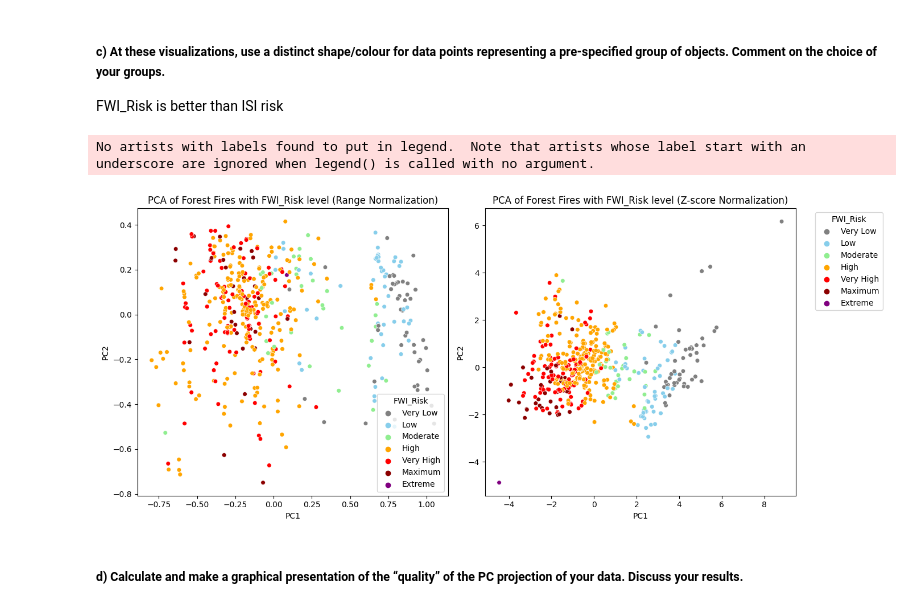
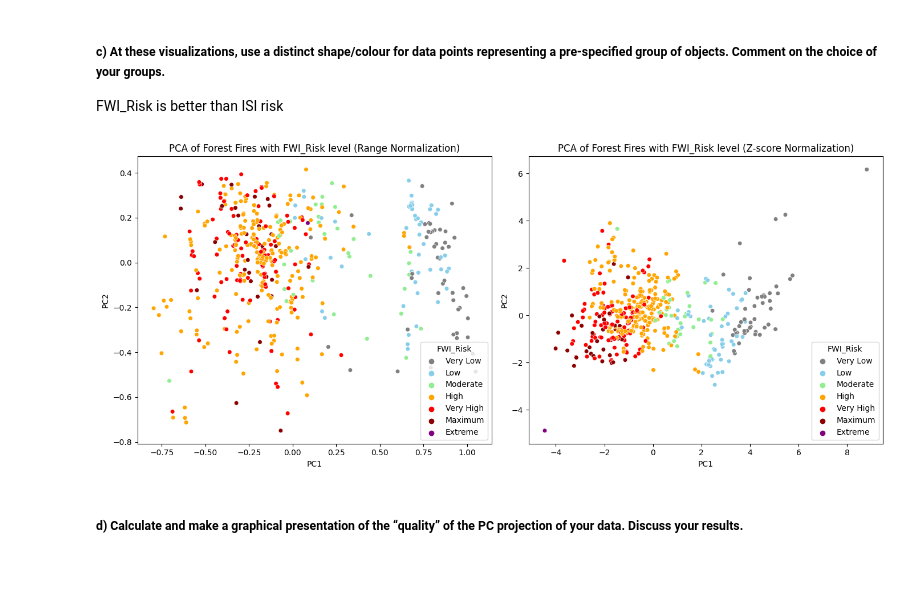
Before and after one commit to wumengyuu/PAD, a Jupyter notebook: PCA.ipynb, the cells around one changed output. Drawn from its saved outputs; the diff is of its cells as text; code cells hidden in the pictures; blank space fills up the shorter version.

```diff
--- a/PCA.ipynb
+++ b/PCA.ipynb
@@ -205,37 +191,34 @@ fig, axes = plt.subplots(1, 2, figsize=(14, 6))
 sns.scatterplot(data=data_pca_Range,
                 x='PC_1',
                 y='PC_2',
                 hue='FWI_Risk',
                 palette=custom_palette,
                 alpha=1,
                 s=30,
                 ax=axes[0])
 
 axes[0].set_title('PCA of Forest Fires with FWI_Risk level (Range Normalization)')
 axes[0].set_xlabel('PC1')
 axes[0].set_ylabel('PC2')
-plt.legend(title='FWI_Risk Level', bbox_to_anchor=(1.05, 1), loc='upper left')
 
 # Second PCA plot (Z-score normalized data)
 sns.scatterplot(data=data_pca_z,
                 x='PC_1',
                 y='PC_2',
                 hue='FWI_Risk',
                 palette=custom_palette,
                 alpha=1,
                 s=30,
                 ax=axes[1])
 
 axes[1].set_title('PCA of Forest Fires with FWI_Risk level (Z-score Normalization)')
 axes[1].set_xlabel('PC1')
 axes[1].set_ylabel('PC2')
-plt.legend(title='FWI_Risk', bbox_to_anchor=(1.05, 1), loc='upper left')
 
 plt.tight_layout()
 plt.show()
 # %% [output]
-No artists with labels found to put in legend.  Note that artists whose label start with an underscore are ignored when legend() is called with no argument.
-[figure, old version]
+[figure, new version]
 # %% [markdown]
 ##### d) Calculate and make a graphical presentation of the “quality” of the PC projection of your data. Discuss your results.
 # %%
```
Also changed, not shown: parts of 1 cell of this notebook.
